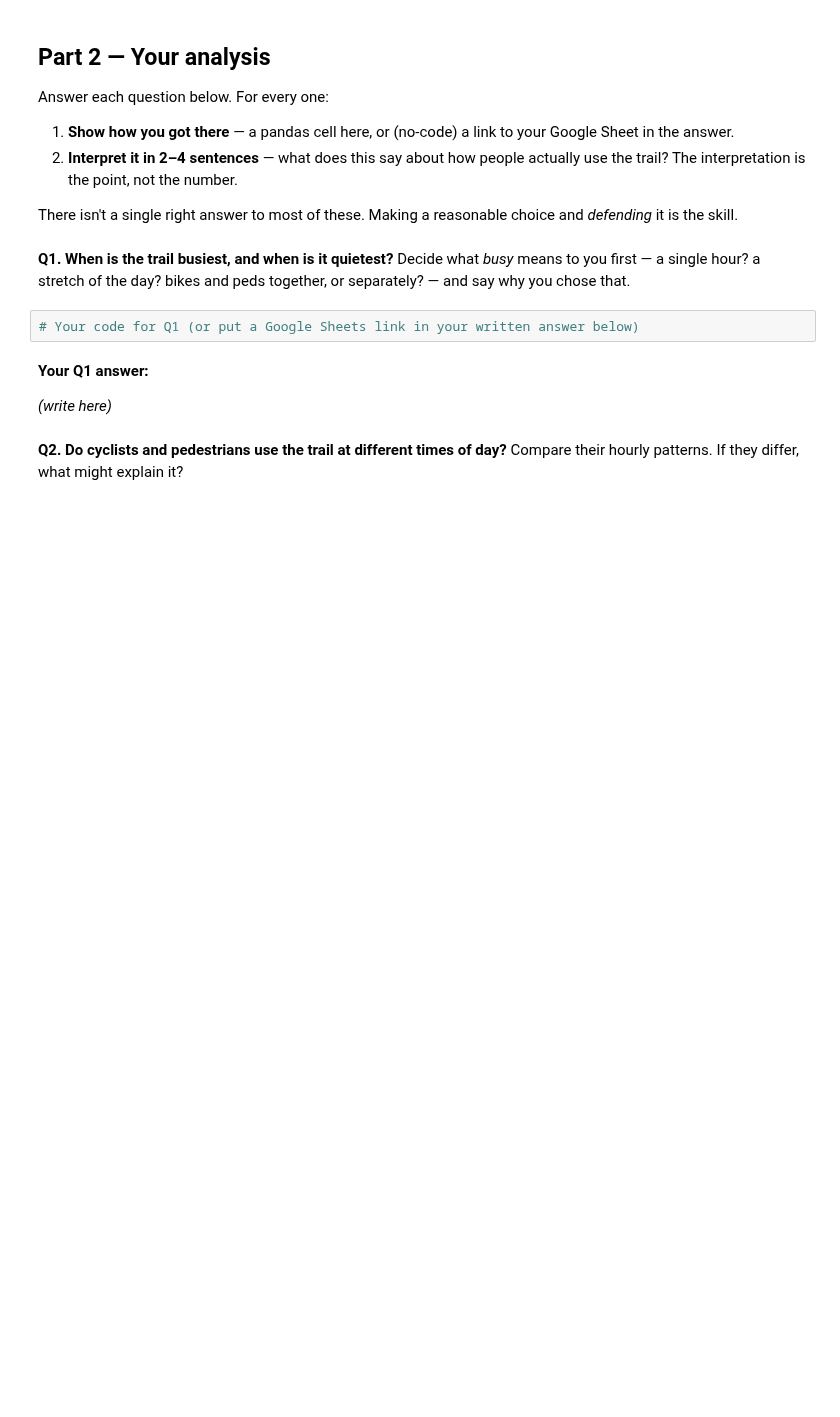
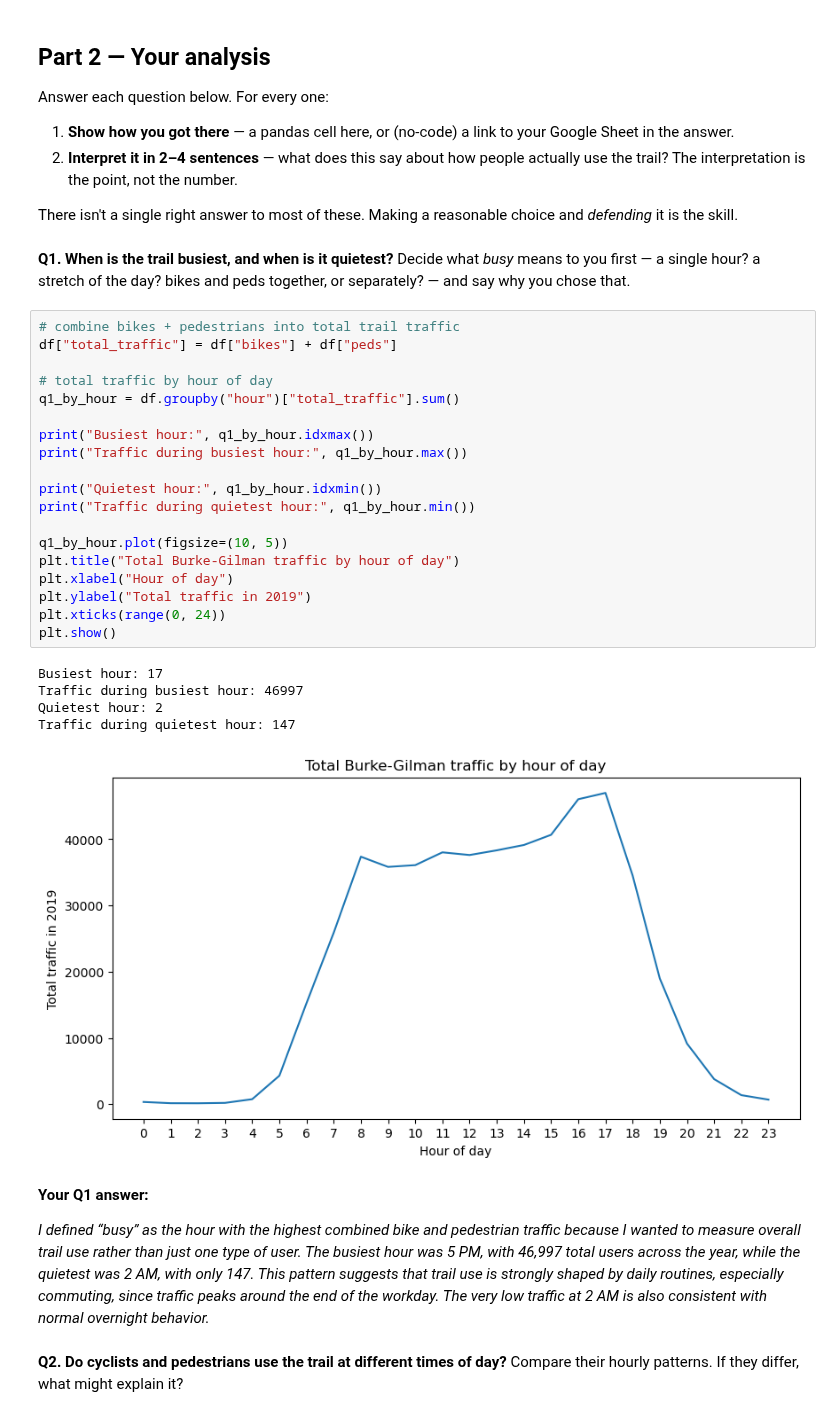
Before and after one commit to lainiehendricks/hcde-410, a Jupyter notebook: A1/A1.ipynb, the cells around one changed output. Cells and saved outputs as stored; diff of their text form; blank space fills up the shorter version.

```diff
--- a/A1/A1.ipynb
+++ b/A1/A1.ipynb
@@ -100,11 +140,34 @@ There isn't a single right answer to most of these. Making a reasonable choice a
 **Q1. When is the trail busiest, and when is it quietest?**
 Decide what *busy* means to you first — a single hour? a stretch of the day? bikes and peds together, or separately? — and say why you chose that.
 # %%
-# Your code for Q1 (or put a Google Sheets link in your written answer below)
+# combine bikes + pedestrians into total trail traffic
+df["total_traffic"] = df["bikes"] + df["peds"]
+
+# total traffic by hour of day
+q1_by_hour = df.groupby("hour")["total_traffic"].sum()
+
+print("Busiest hour:", q1_by_hour.idxmax())
+print("Traffic during busiest hour:", q1_by_hour.max())
+
+print("Quietest hour:", q1_by_hour.idxmin())
+print("Traffic during quietest hour:", q1_by_hour.min())
+
+q1_by_hour.plot(figsize=(10, 5))
+plt.title("Total Burke-Gilman traffic by hour of day")
+plt.xlabel("Hour of day")
+plt.ylabel("Total traffic in 2019")
+plt.xticks(range(0, 24))
+plt.show()
+# %% [output]
+Busiest hour: 17
+Traffic during busiest hour: 46997
+Quietest hour: 2
+Traffic during quietest hour: 147
+[figure, added]
 # %% [markdown]
 **Your Q1 answer:**
 
-*(write here)*
+*I defined “busy” as the hour with the highest combined bike and pedestrian traffic because I wanted to measure overall trail use rather than just one type of user. The busiest hour was 5 PM, with 46,997 total users across the year, while the quietest was 2 AM, with only 147. This pattern suggests that trail use is strongly shaped by daily routines, especially commuting, since traffic peaks around the end of the workday. The very low traffic at 2 AM is also consistent with normal overnight behavior.*
 # %% [markdown]
 **Q2. Do cyclists and pedestrians use the trail at different times of day?**
 Compare their hourly patterns. If they differ, what might explain it?
```
Also changed, not shown: parts of 13 cells of this notebook, 1 other file.
